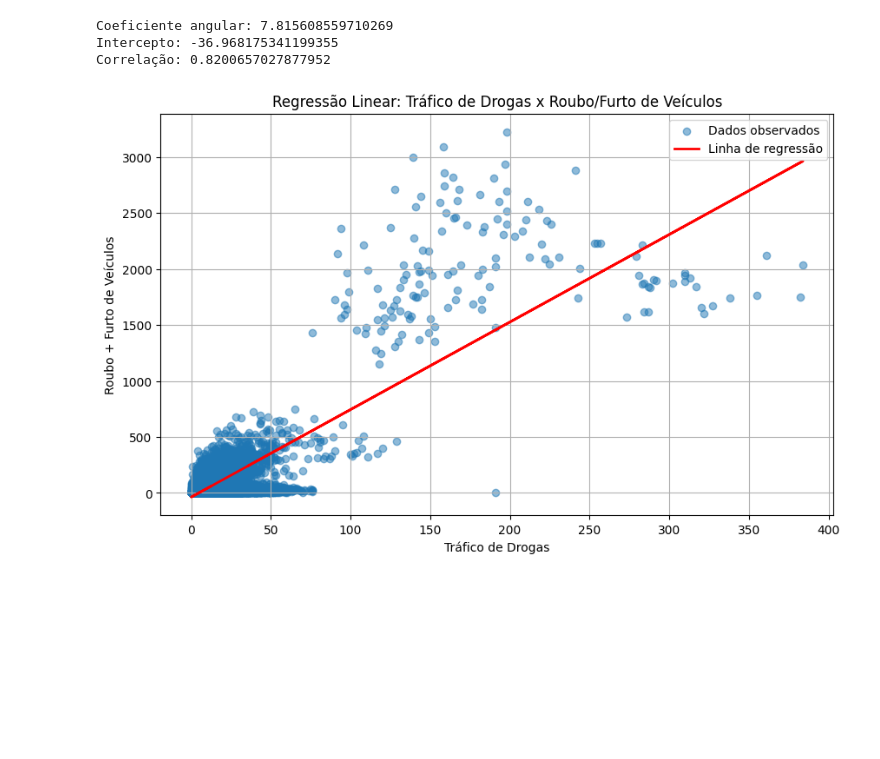
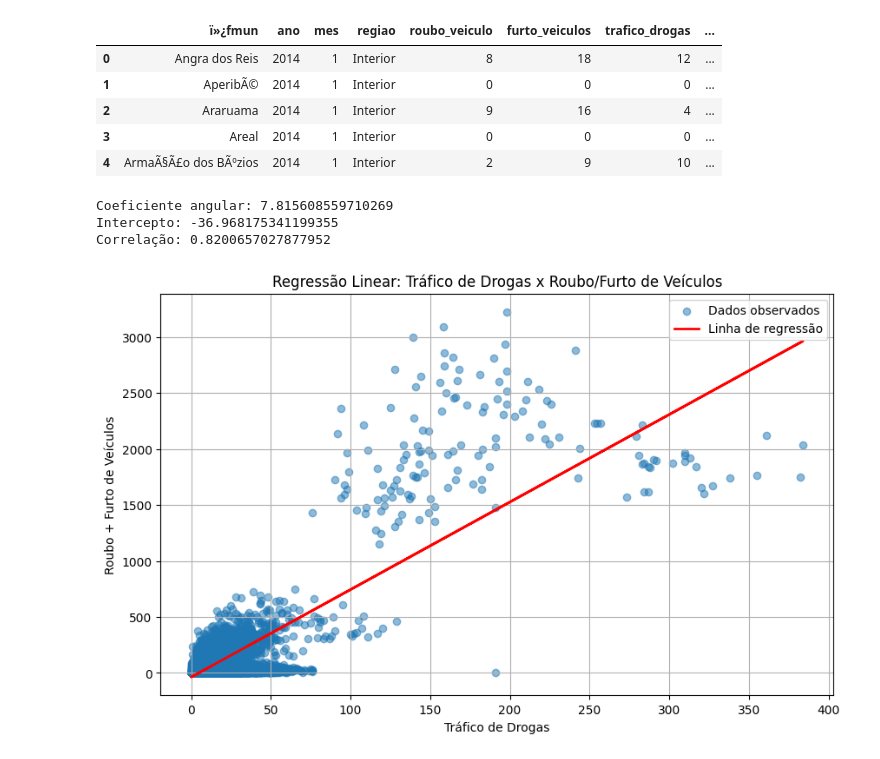
Before and after one commit to brucnsilva/topicos-de-big-data-em-phyton-pub, a Jupyter notebook: versao_final.ipynb, the cells around one changed output. Saved outputs shown, nothing was run; the diff lists cells and outputs as text; code cells hidden in the pictures; blank space fills up the shorter version.

```diff
--- a/versao_final.ipynb
+++ b/versao_final.ipynb
@@ -3,11 +3,22 @@
 # %%
 import pandas as pd
 
+url = "https://raw.githubusercontent.com/brucnsilva/topicos-de-big-data-em-phyton-pub/main/planilha_filtrada_base_municipal.csv"
+
 df = pd.read_csv(
-    'planilha_filtrada_base_municipal.csv',
-    sep=';',
-    encoding='latin-1'
+    url,
+    sep=";",
+    encoding="latin-1"
 )
+
+df.head()
+# %% [output]
+|  | ï»¿fmun | ano | mes | regiao | roubo_veiculo | furto_veiculos | trafico_drogas | ... |
+| 0 | Angra dos Reis | 2014 | 1 | Interior | 8 | 18 | 12 | ... |
+| 1 | AperibÃ© | 2014 | 1 | Interior | 0 | 0 | 0 | ... |
+| 2 | Araruama | 2014 | 1 | Interior | 9 | 16 | 4 | ... |
+| 3 | Areal | 2014 | 1 | Interior | 0 | 0 | 0 | ... |
+| 4 | ArmaÃ§Ã£o dos BÃºzios | 2014 | 1 | Interior | 2 | 9 | 10 | ... |
 # %%
 import pandas as pd
 import numpy as np
```
Also changed, not shown: parts of 2 cells of this notebook.
